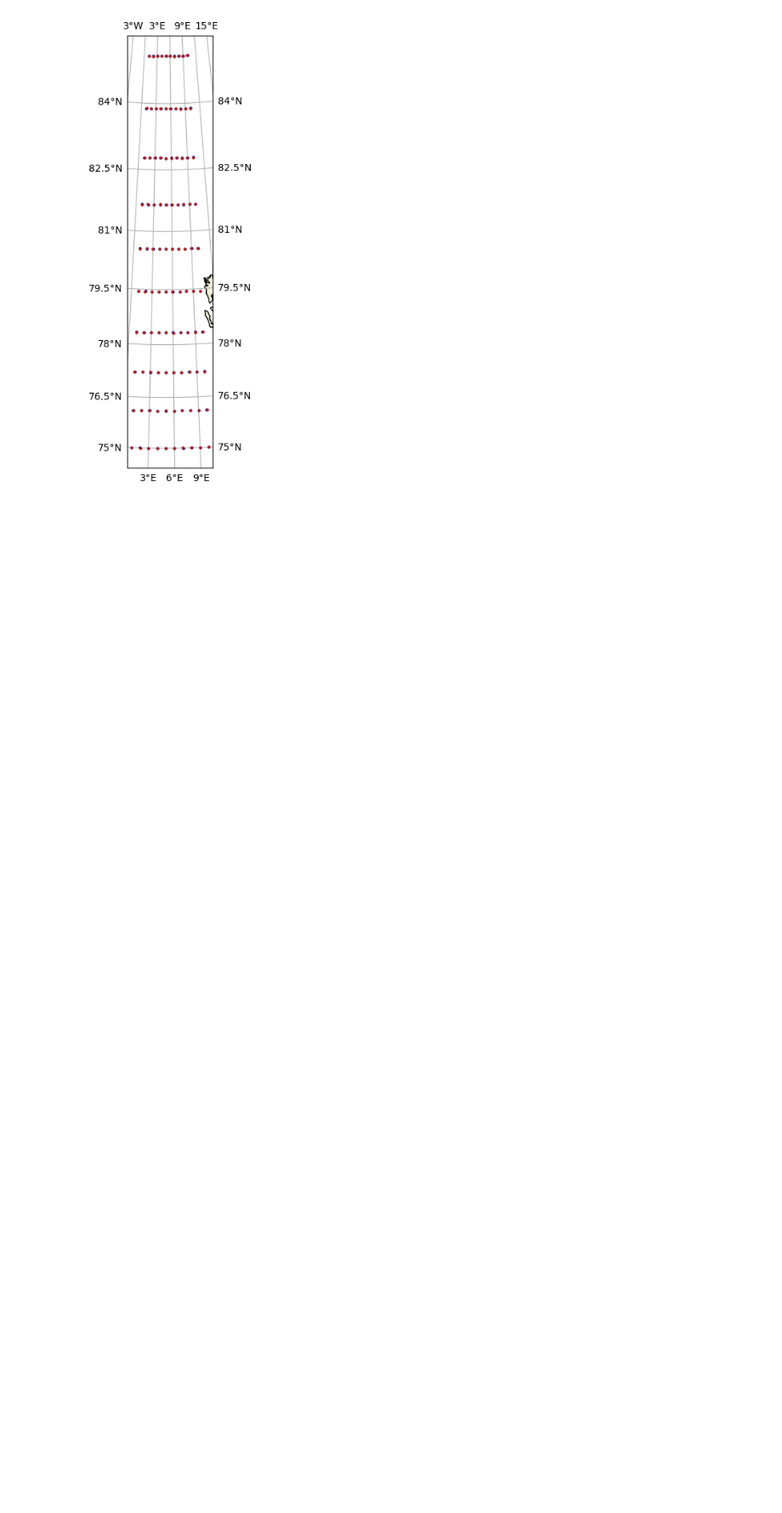
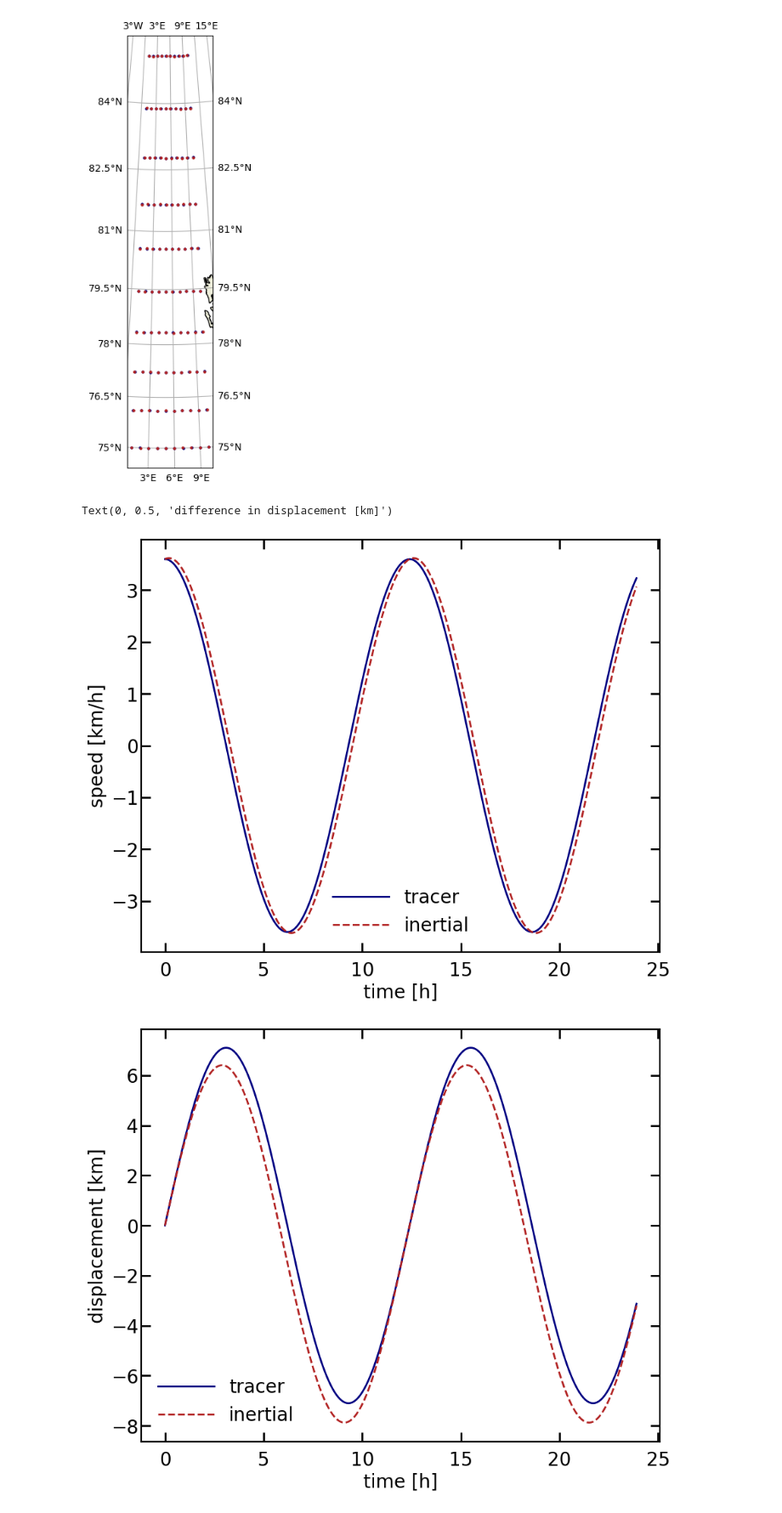
Before and after one commit to Parcels-code/Maxey_Riley_advection, a Jupyter notebook: simulations/stokes_drifters_settings.ipynb, the cells around one changed output. Shown at 85% size. Saved outputs shown, nothing was run; the diff lists cells and outputs as text; code cells hidden in the pictures; blank space fills up the shorter version.

Commit message:
added drag length calculation and theoretical tidal signal

```diff
--- a/simulations/stokes_drifters_settings.ipynb
+++ b/simulations/stokes_drifters_settings.ipynb
@@ -8,6 +8,8 @@ import matplotlib.path as mpath
 import cartopy
 import cartopy.crs as ccrs
 import numpy as np
+
+plt.style.use('../python_style_Meike.mplstyle')
 # %%
 # define needed functions
 def Buoyancy_drifter(d, h, m, rho_water):
@@ -21,8 +27,9 @@ def stokes_relaxation_time(d, viscosity_water, B):
 # %%
-d = 0.24  # m diameter outer ring
-d_in = 0.20 # m (estimated) dimater inner ring, needed to caluclate volume
+d = 0.25 # m diameter outer ring
+d_in = 0.2 # m (estimated) dimater inner ring, needed to caluclate volume
 h = 0.041  # m (heigth drifter)
 m = 0.905 # kg (mass drifter)
+cd=0.45 # drag coefficient smooth sphere
 rho_water = 1027 # kg/m3 https://www.engineeringtoolbox.com/sea-water-properties-d_840.html (at 10 deg)
 dynamic_viscosity_water = 1.41 * 10**(-3) # kg/(ms) https://www.engineeringtoolbox.com/sea-water-properties-d_840.html (at 10 deg)
 kinematic_viscosity_water = dynamic_viscosity_water / rho_water
@@ -30,5 +37,7 @@ B = Buoyancy_drifter(d_in, h, m, rho_water)
 tau = stokes_relaxation_time(d, kinematic_viscosity_water, B)
 print(f'B = {B:.2f}')
 print(f'tau = {tau:.2f}')
+ld = drag_length(d_in,B,cd)
+print(f'ld = {ld} m')
 # %% [output]
 B = 0.68
@@ -94,3 +112,45 @@ gl = ax.gridlines(
 )
 # %% [output]
 [figure]
+# %%
+# theoretical tides plot
+def Utide(A, f, t):
+    return A * np.cos(f * t * 2 * np.pi)
+
+def UMRtide(A,f,t,tau, B):
+    factor = tau * 2 * (1 - B) / (2 * B + 1)
+    return Utide(A, f, t) + factor * A * f * 2 * np.pi *  np.sin(f * t * 2 * np.pi)
+
+def Xtidetracer(A, f, t):
+    return A / (f * 2 * np.pi) * np.sin(f * t * 2 * np.pi)
+
+def XtideMR(A,f,t, tau, B):
+    factor = tau * 2 * (1 - B) / (2 * B + 1)
+    return Xtidetracer(A,f,t) + factor * Utide (A, f, t)
+
+
+f = 1 / (12.4 ) # period is 12.4 h
+A = 3.6 # km/h
+tlist = np.arange(0,24,0.1)
+fig,ax=plt.subplots()
+ax.plot(tlist,Utide(A, f, tlist),color='navy')
+ax.plot(tlist,UMRtide(A,f,tlist,tau/3600,B),'--',color='firebrick')
+ax.set_xlabel('time [h]')
+ax.set_ylabel('speed [km/h]')
+ax.legend(['tracer','inertial'])
+
+fig2,ax2=plt.subplots()
+ax2.plot(tlist,Xtidetracer(A, f, tlist),color='navy')
+ax2.plot(tlist,XtideMR(A,f,tlist,tau/3600,B) - XtideMR(A,f,0,tau/3600,B),'--',color='firebrick')
+ax2.set_xlabel('time [h]')
+ax2.set_ylabel('displacement [km]')
+ax2.legend(['tracer','inertial'])
+
+fig3,ax3=plt.subplots()
+ax3.plot(tlist,Xtidetracer(A, f, tlist)-(XtideMR(A,f,tlist,tau/3600,B) - XtideMR(A,f,0,tau/3600,B)),color='grey')
+ax3.set_xlabel('time [h]')
+ax3.set_ylabel('difference in displacement [km]')
+# %% [output]
+Text(0, 0.5, 'difference in displacement [km]')
+[figure, added]
+[figure, added]
```
Also changed, not shown: parts of 6 cells of this notebook.
